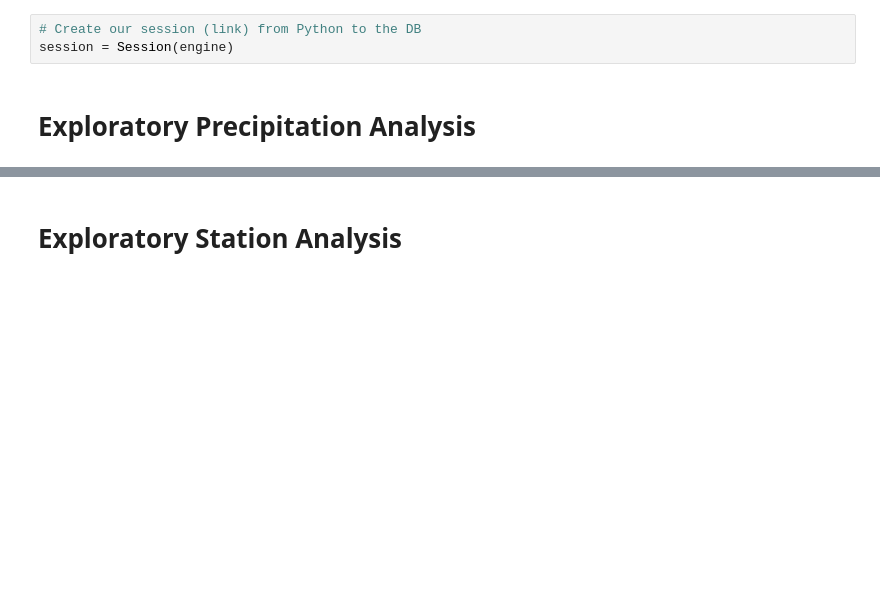
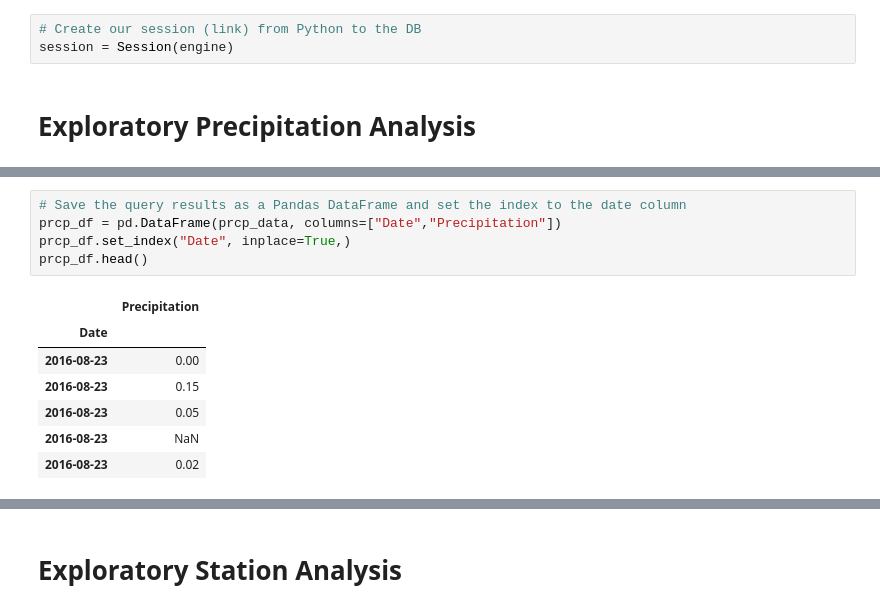
Before and after one commit to fredtan30/sqlalchemy-challenge, a Jupyter notebook: climate_starter.ipynb, the cells around one changed output, grey strips where cells are left out. Cells and saved outputs as stored; diff of their text form; blank space fills up the shorter version.

```diff
--- a/climate_starter.ipynb
+++ b/climate_starter.ipynb
@@ -59,0 +113,13 @@ session = Session(engine)
+# %%
+# Save the query results as a Pandas DataFrame and set the index to the date column
+prcp_df = pd.DataFrame(prcp_data, columns=["Date","Precipitation"])
+prcp_df.set_index("Date", inplace=True,)
+prcp_df.head()
+# %% [output]
+|  | Precipitation |
+| Date |  |
+| 2016-08-23 | 0.00 |
+| 2016-08-23 | 0.15 |
+| 2016-08-23 | 0.05 |
+| 2016-08-23 | NaN |
+| 2016-08-23 | 0.02 |
```
Also changed, not shown: parts of 9 cells of this notebook.
